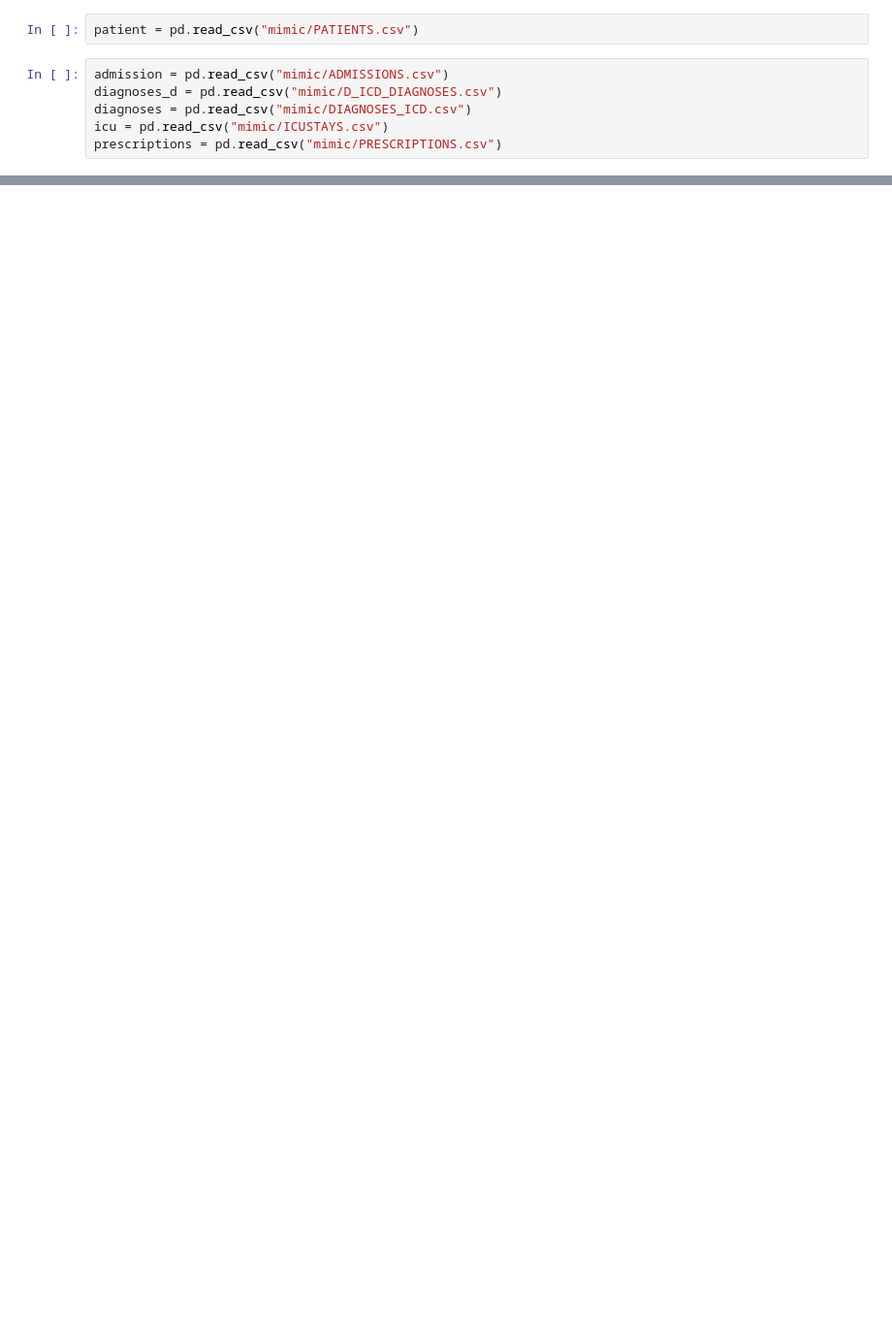
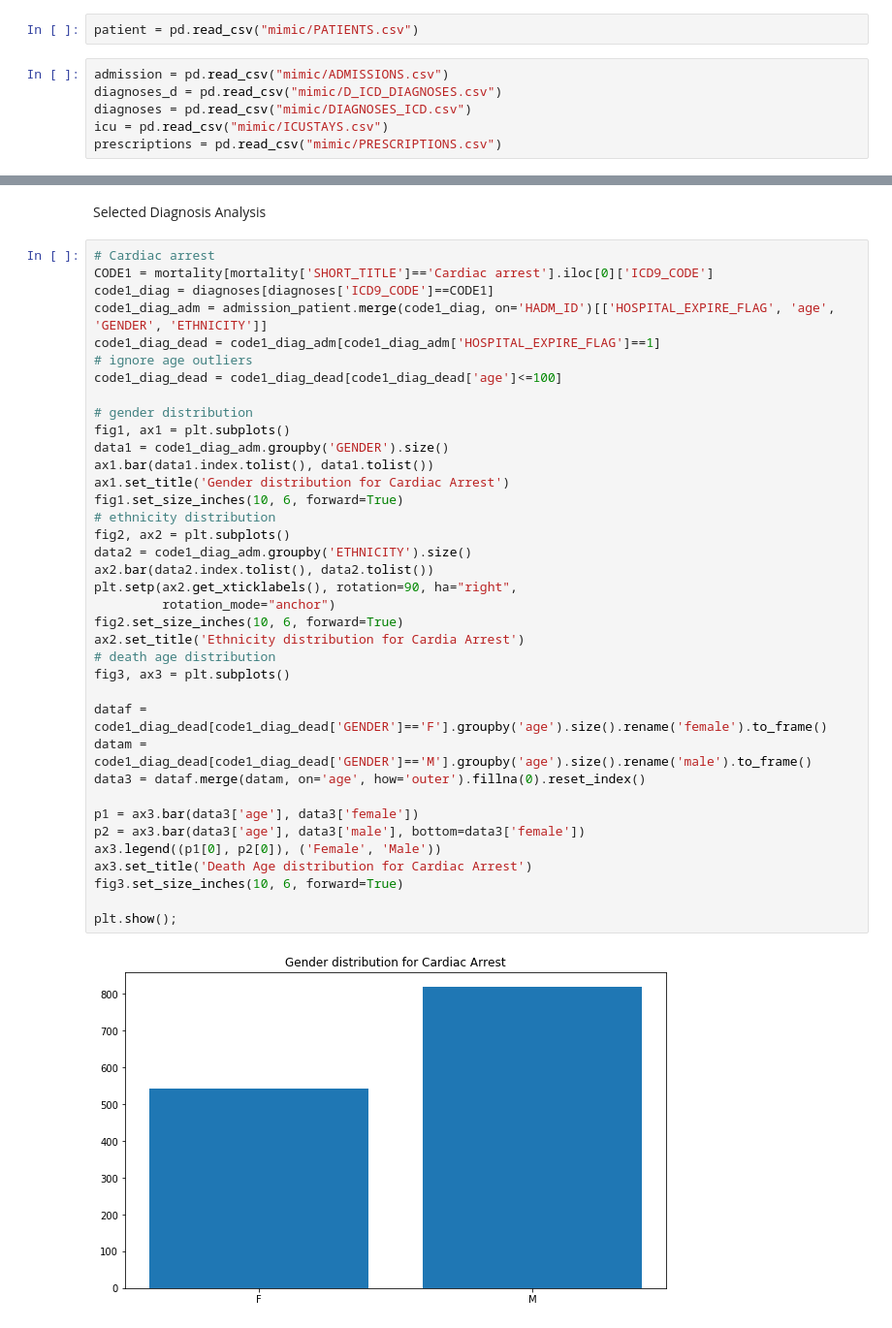
Before and after one commit to RachaelDing/733MIMIC_analysis, a Jupyter notebook: temp.ipynb, the cells around one changed output, grey strips where cells are left out. Shown at 97% size. Drawn from its saved outputs; the diff is of its cells as text; blank space fills up the shorter version.

```diff
--- a/temp.ipynb
+++ b/temp.ipynb
@@ -206,0 +196,41 @@ Length: 1667, dtype: int64
+# %% [markdown]
+Selected Diagnosis Analysis
+# %%
+# Cardiac arrest
+CODE1 = mortality[mortality['SHORT_TITLE']=='Cardiac arrest'].iloc[0]['ICD9_CODE']
+code1_diag = diagnoses[diagnoses['ICD9_CODE']==CODE1]
+code1_diag_adm = admission_patient.merge(code1_diag, on='HADM_ID')[['HOSPITAL_EXPIRE_FLAG', 'age', 'GENDER', 'ETHNICITY']]
+code1_diag_dead = code1_diag_adm[code1_diag_adm['HOSPITAL_EXPIRE_FLAG']==1]
+# ignore age outliers
+code1_diag_dead = code1_diag_dead[code1_diag_dead['age']<=100]
+
+# gender distribution
+fig1, ax1 = plt.subplots()
+data1 = code1_diag_adm.groupby('GENDER').size()
+ax1.bar(data1.index.tolist(), data1.tolist())
+ax1.set_title('Gender distribution for Cardiac Arrest')
+fig1.set_size_inches(10, 6, forward=True)
+# ethnicity distribution
+fig2, ax2 = plt.subplots()
+data2 = code1_diag_adm.groupby('ETHNICITY').size()
+ax2.bar(data2.index.tolist(), data2.tolist())
+plt.setp(ax2.get_xticklabels(), rotation=90, ha="right",
+         rotation_mode="anchor")
+fig2.set_size_inches(10, 6, forward=True)
+ax2.set_title('Ethnicity distribution for Cardia Arrest')
+# death age distribution
+fig3, ax3 = plt.subplots()
+
+dataf = code1_diag_dead[code1_diag_dead['GENDER']=='F'].groupby('age').size().rename('female').to_frame()
+datam = code1_diag_dead[code1_diag_dead['GENDER']=='M'].groupby('age').size().rename('male').to_frame()
+data3 = dataf.merge(datam, on='age', how='outer').fillna(0).reset_index()
+
+p1 = ax3.bar(data3['age'], data3['female'])
+p2 = ax3.bar(data3['age'], data3['male'], bottom=data3['female'])
+ax3.legend((p1[0], p2[0]), ('Female', 'Male'))
+ax3.set_title('Death Age distribution for Cardiac Arrest')
+fig3.set_size_inches(10, 6, forward=True)
+
+plt.show();
+# %% [output]
+[figure, added]
```
Also changed, not shown: parts of 23 cells of this notebook.
